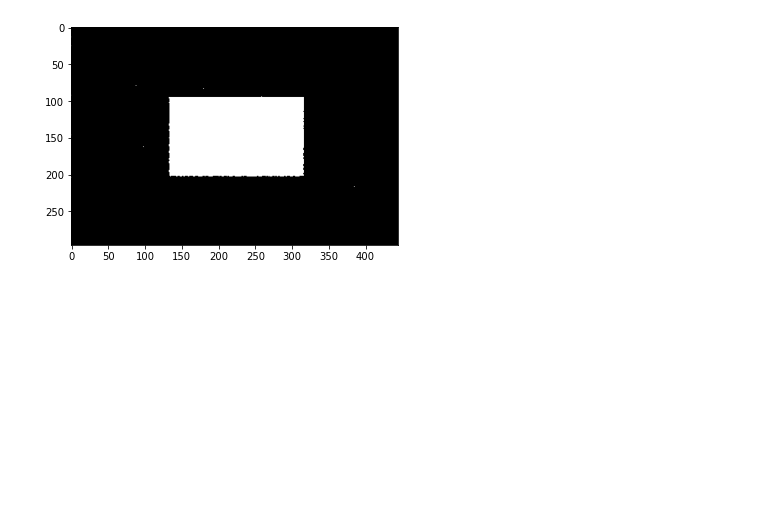
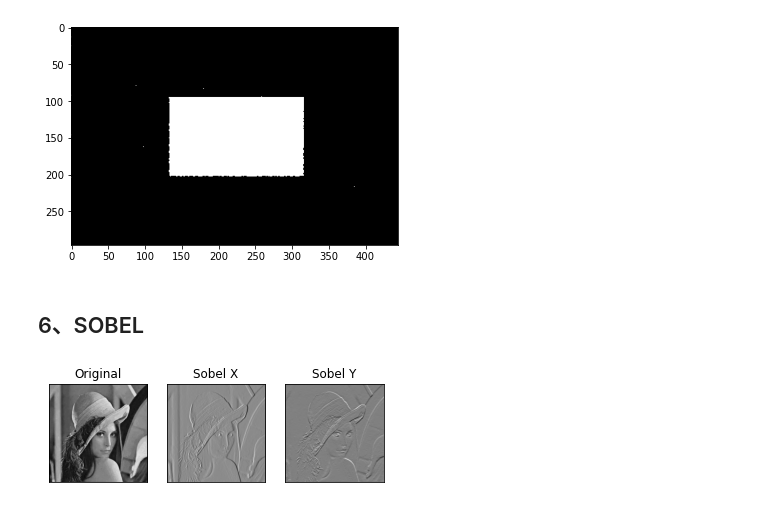
Before and after one commit to mangxiao2018/opencv-samples, a Jupyter notebook: 10005-图像分割.ipynb, the cells around one changed output. Cells and saved outputs as stored; diff of their text form; code cells hidden in the pictures; blank space fills up the shorter version.

Commit message:
SOBEL

```diff
--- a/10005-图像分割.ipynb
+++ b/10005-图像分割.ipynb
@@ -228,3 +228,23 @@ plt.show(b)
 # %% [output]
 [figure]
 [figure]
+# %% [markdown]
+## 6、SOBEL
+# %%
+import numpy as np
+import cv2 as cv
+from matplotlib import pyplot as plt
+
+img = cv2.imread('images/girl2.png',0)
+sobelx = cv.Sobel(img, cv.CV_64F,1,0,ksize=5)
+sobely = cv.Sobel(img, cv.CV_64F,0,1,ksize=5)
+
+plt.subplot(1,3,1),plt.imshow(img,cmap = 'gray')
+plt.title('Original'), plt.xticks([]), plt.yticks([])
+plt.subplot(1,3,2),plt.imshow(sobelx,cmap = 'gray')
+plt.title('Sobel X'), plt.xticks([]), plt.yticks([])
+plt.subplot(1,3,3),plt.imshow(sobely,cmap = 'gray')
+plt.title('Sobel Y'), plt.xticks([]), plt.yticks([])
+plt.show()
+# %% [output]
+[figure, added]
```
